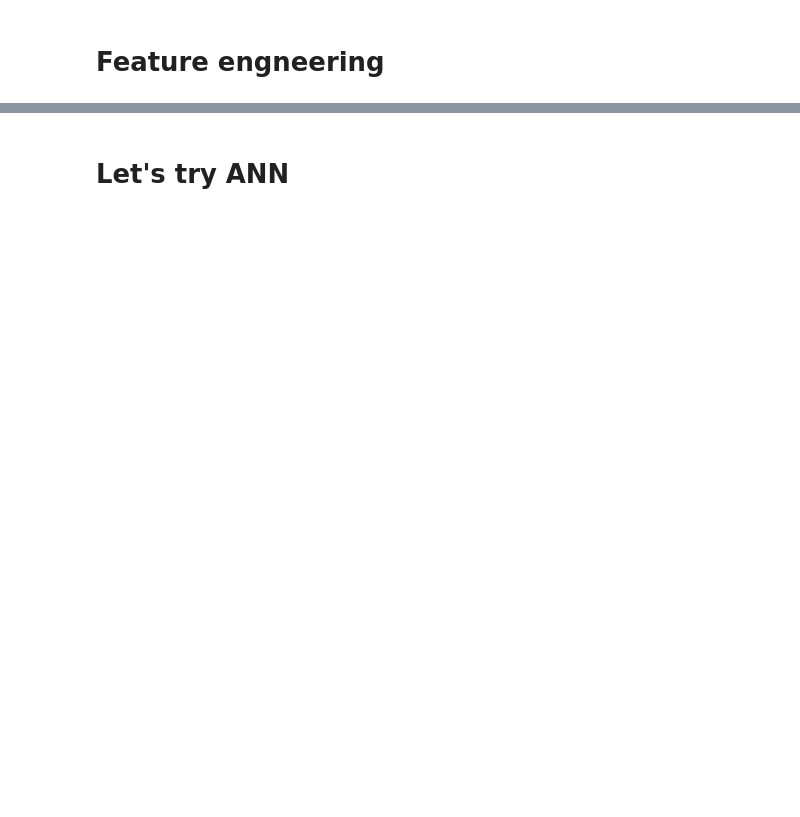
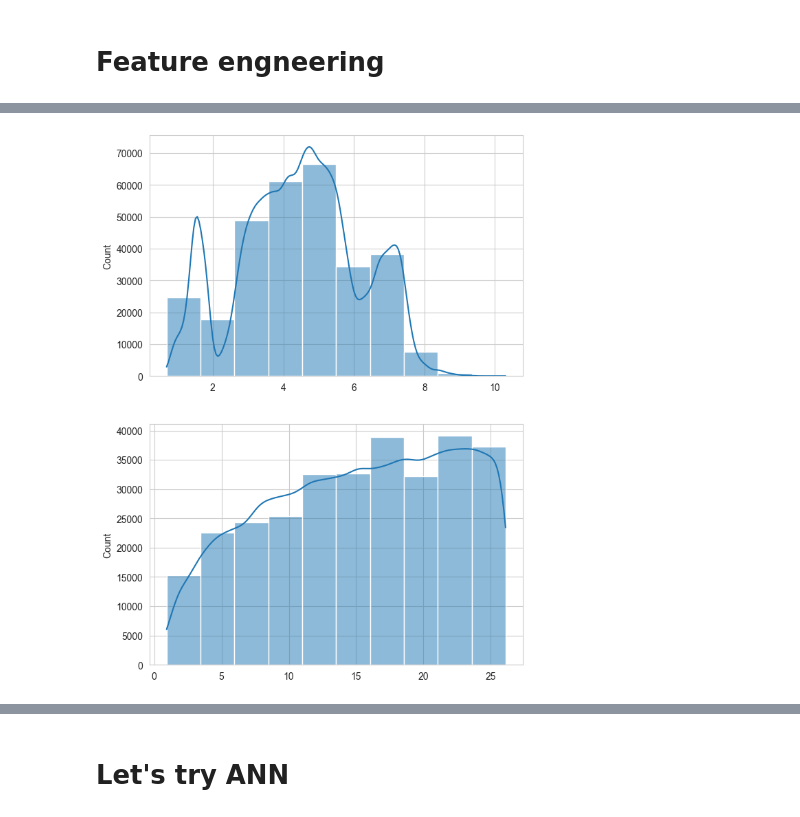
Before and after one commit to Towhid1/mlops, a Jupyter notebook: notebook/EDA.ipynb, the cells around one changed output, grey strips where cells are left out. Drawn from its saved outputs; the diff is of its cells as text; code cells hidden in the pictures; blank space fills up the shorter version.

```diff
--- a/notebook/EDA.ipynb
+++ b/notebook/EDA.ipynb
@@ -422,18 +483,19 @@ plt.show()
 # %%
 from scipy.stats import yeojohnson
-
 # apply yeo-johnson for normal distribution
 # Plot distribution
 plt.figure(figsize=(7, 10))
 
 for idx, col in enumerate(["duration", "days_left"]):
-    y, lmbda = yeojohnson(df[col])
+    y, _ = yeojohnson(df[col])
     # df[col] = y
     plt.subplot(2, 1, idx+1)
     sns.histplot(y, kde=True, bins=10)
 
 # Show the plot
 plt.show()
+# %% [output]
+[figure, added]
 # %%
 from sklearn.neighbors import KNeighborsRegressor
 from sklearn.model_selection import train_test_split
```
Also changed, not shown: parts of 46 cells of this notebook.
